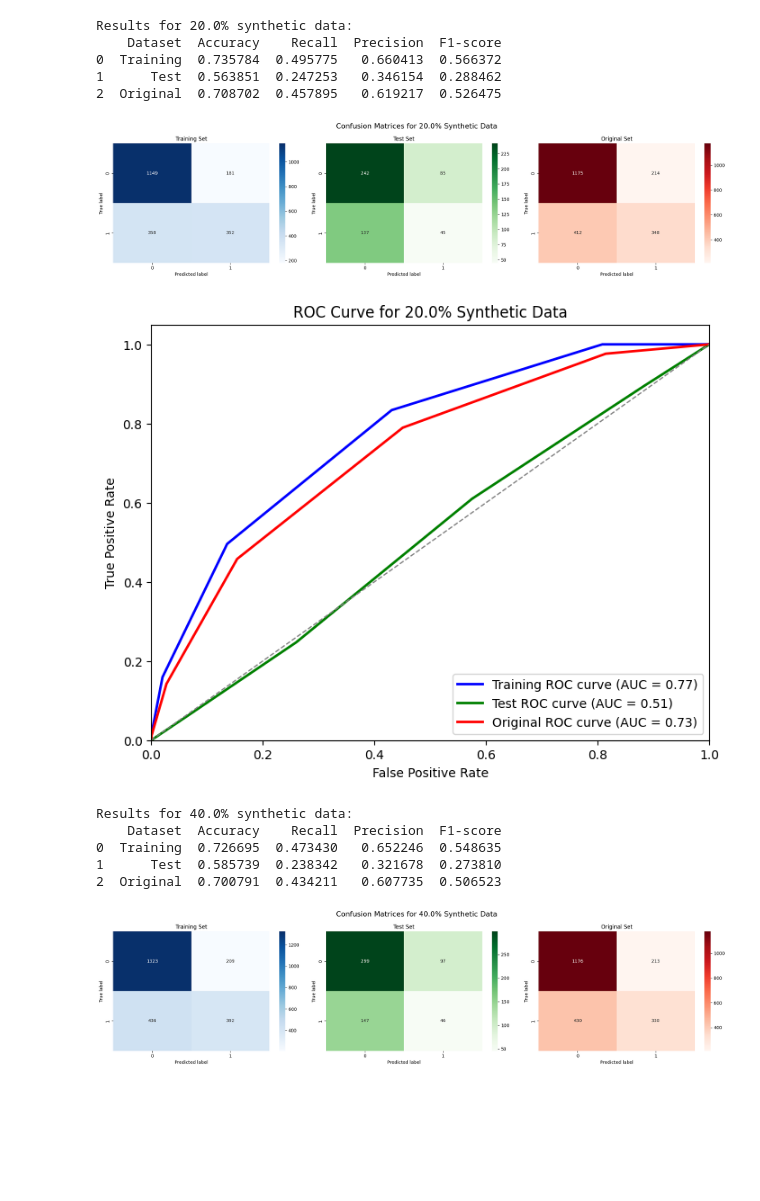
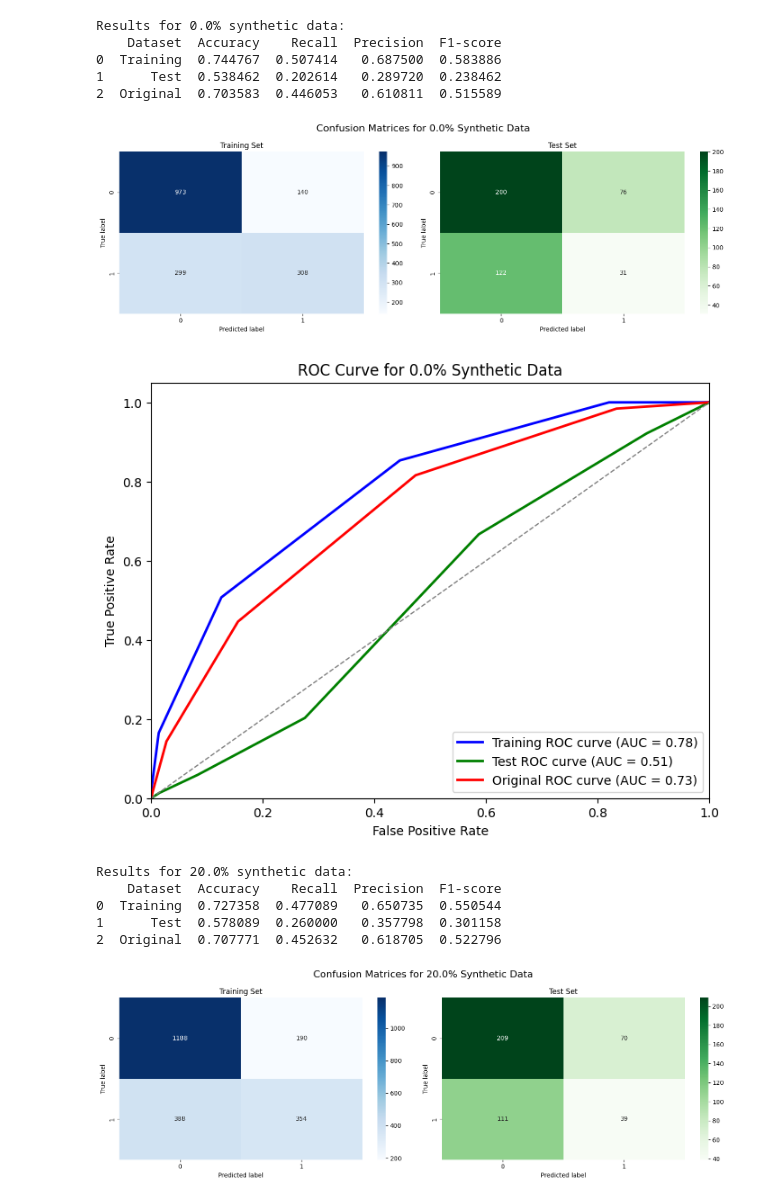
Before and after one commit to halidak/GAN-Powered-Classification, a Jupyter notebook: tabular-classification/knn.ipynb, the cells around one changed output. Drawn from its saved outputs; the diff is of its cells as text; code cells hidden in the pictures; blank space fills up the shorter version.

Commit message:
feat: Improve tabular data classification by manually splitting data for testing and adding f1 graph

```diff
--- a/tabular-classification/knn.ipynb
+++ b/tabular-classification/knn.ipynb
@@ -26,8 +26,8 @@ def calculate_metrics(y_true, y_pred):
         'F1-score': f1_score(y_true, y_pred)
     }
 
-# Define percentages of synthetic data to use
-percentages = [0.2, 0.4, 0.6, 0.8, 1.0]
+# Define percentages of synthetic data to use (including 0% synthetic data)
+percentages = [0.0, 0.2, 0.4, 0.6, 0.8, 1.0]
 
 # Iterate through each percentage
 for percentage in percentages:
@@ -36,7 +36,7 @@ for percentage in percentages:
     # Calculate number of synthetic samples to use
     n_synthetic = int(len(synthetic_data) * percentage)
 
-    # Combine data
+    # Combine data: Add synthetic data to the end of the training set
     combined_data = pd.concat([original_data, synthetic_data.iloc[:n_synthetic]], ignore_index=True)
     combined_data = shuffle(combined_data, random_state=42)
 
@@ -44,8 +44,8 @@ for percentage in percentages:
     X = combined_data.drop(columns=['Diagnosis'])
     y = combined_data['Diagnosis']
 
-    # Manually split data to take the first 20% for testing
-    split_point = int(0.2 * len(X))
+    # Manually split data: first 20% of the entire dataset is for testing
+    split_point = int(0.2 * len(original_data))  # Split point based only on original data size
 
     X_test, X_train = X[:split_point], X[split_point:]
     y_test, y_train = y[:split_point], y[split_point:]
@@ -83,16 +83,15 @@ for percentage in percentages:
     # Plot confusion matrices
     train_cm = confusion_matrix(y_train, y_train_pred)
     test_cm = confusion_matrix(y_test, y_test_pred)
-    original_cm = confusion_matrix(y_original, y_original_pred)
 
     # Plot confusion matrices for current percentage
-    fig, axes = plt.subplots(1, 3, figsize=(20, 5))
+    fig, axes = plt.subplots(1, 2, figsize=(15, 5))
     fig.suptitle(f'Confusion Matrices for {percentage*100}% Synthetic Data', fontsize=16)
 
     datasets = ['Training', 'Test', 'Original']
     colors = ['Blues', 'Greens', 'Reds']
 
-    for i, (cm, dataset) in enumerate(zip([train_cm, test_cm, original_cm], datasets)):
+    for i, (cm, dataset) in enumerate(zip([train_cm, test_cm], datasets)):
         sns.heatmap(cm, annot=True, fmt='d', cmap=colors[i], ax=axes[i])
         axes[i].set_title(f'{dataset} Set')
         axes[i].set_ylabel('True label')
@@ -105,42 +104,42 @@ for percentage in percentages:
     fig, ax = plt.subplots(figsize=(8, 6))
 
     # Calculate ROC curve for training set
     y_train_prob = model.predict_proba(X_train)[:, 1]
     fpr_train, tpr_train, _ = roc_curve(y_train, y_train_prob)
     roc_auc_train = auc(fpr_train, tpr_train)
     plt.plot(fpr_train, tpr_train, color='blue', lw=2, label=f'Training ROC curve (AUC = {roc_auc_train:.2f})')
 
     # Calculate ROC curve for test set
     y_test_prob = model.predict_proba(X_test)[:, 1]
     fpr_test, tpr_test, _ = roc_curve(y_test, y_test_prob)
     roc_auc_test = auc(fpr_test, tpr_test)
     plt.plot(fpr_test, tpr_test, color='green', lw=2, label=f'Test ROC curve (AUC = {roc_auc_test:.2f})')
 
     # Calculate ROC curve for original dataset
     y_original_prob = model.predict_proba(X_original)[:, 1]
     fpr_original, tpr_original, _ = roc_curve(y_original, y_original_prob)
     roc_auc_original = auc(fpr_original, tpr_original)
     plt.plot(fpr_original, tpr_original, color='red', lw=2, label=f'Original ROC curve (AUC = {roc_auc_original:.2f})')
 
     plt.plot([0, 1], [0, 1], color='gray', lw=1, linestyle='--')
     plt.xlim([0.0, 1.0])
     plt.ylim([0.0, 1.05])
     plt.xlabel('False Positive Rate')
     plt.ylabel('True Positive Rate')
     plt.title(f'ROC Curve for {percentage*100}% Synthetic Data')
     plt.legend(loc='lower right')
     plt.show()
 # %% [output]
-Results for 20.0% synthetic data:
+Results for 0.0% synthetic data:
     Dataset  Accuracy    Recall  Precision  F1-score
-0  Training  0.735784  0.495775   0.660413  0.566372
-1      Test  0.563851  0.247253   0.346154  0.288462
-2  Original  0.708702  0.457895   0.619217  0.526475
+0  Training  0.744767  0.507414   0.687500  0.583886
+1      Test  0.538462  0.202614   0.289720  0.238462
+2  Original  0.703583  0.446053   0.610811  0.515589
-[figure, old version]
+[figure, new version]
-[figure, old version]
+[figure, new version]
-Results for 40.0% synthetic data:
+Results for 20.0% synthetic data:
     Dataset  Accuracy    Recall  Precision  F1-score
-0  Training  0.726695  0.473430   0.652246  0.548635
-1      Test  0.585739  0.238342   0.321678  0.273810
-2  Original  0.700791  0.434211   0.607735  0.506523
+0  Training  0.727358  0.477089   0.650735  0.550544
+1      Test  0.578089  0.260000   0.357798  0.301158
+2  Original  0.707771  0.452632   0.618705  0.522796
-[figure, old version]
+[figure, new version]
```
Also changed, not shown: parts of 2 cells of this notebook, 4 other files.
